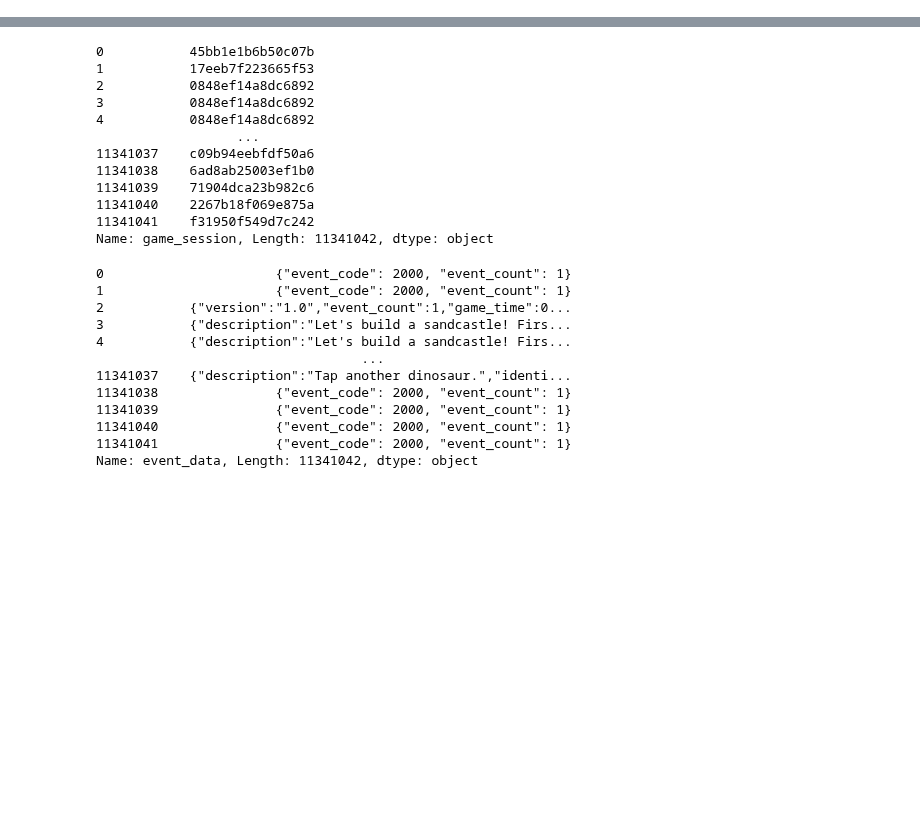
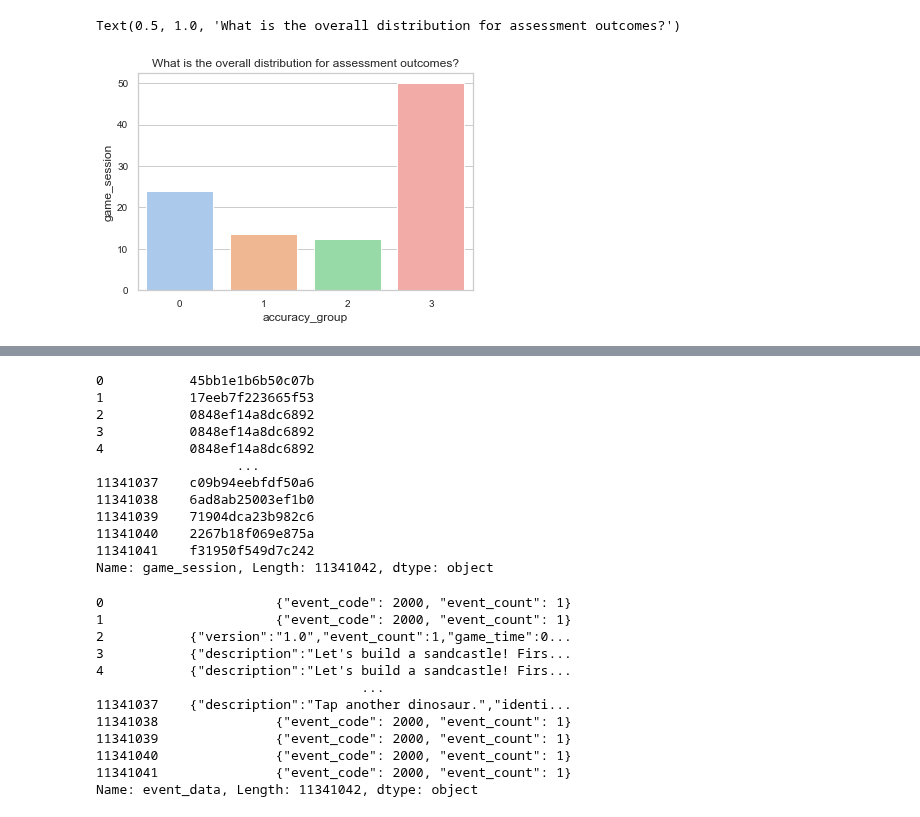
Before and after one commit to cats-in-the-hat/PBS-KIDS2, a Jupyter notebook: JQ.ipynb, the cells around one changed output, grey strips where cells are left out. Drawn from its saved outputs; the diff is of its cells as text; code cells hidden in the pictures; blank space fills up the shorter version.

```diff
--- a/JQ.ipynb
+++ b/JQ.ipynb
@@ -3,0 +1,16 @@ import numpy as np
+# %%
+# Packages
+import pandas as pd
+import numpy as np
+from scipy import stats
+
+import matplotlib.pyplot as plt
+%matplotlib inline
+import seaborn as sns
+sns.set(style="whitegrid")
+
+import matplotlib as mpl
+label_size = 8
+mpl.rcParams['xtick.labelsize'] = label_size
+plt.rcParams['xtick.labelsize']=10
+plt.rcParams['ytick.labelsize']=10
@@ -3,0 +57,12 @@ import numpy as np
+# %%
+# Regardless of world or how many activities, video clips, or games did the kids use
+# 50% of kids achieved in the first attempt itself.
+
+ag = (train_label.groupby(['accuracy_group'])["game_session"].count())
+ag_pcts = ag.groupby(level=0).apply(lambda x: 100 * x / float(ag.sum())).to_frame().reset_index()
+#plt.legend(title='Color', loc='center left', bbox_to_anchor=(1, 0.5))
+(sns.barplot(x = "accuracy_group" , y="game_session", data=ag_pcts, palette="pastel"))
+plt.title("What is the overall distribution for assessment outcomes?")
+# %% [output]
+Text(0.5, 1.0, 'What is the overall distribution for assessment outcomes?')
+[figure, added]
```
Also changed, not shown: parts of 64 cells of this notebook.
